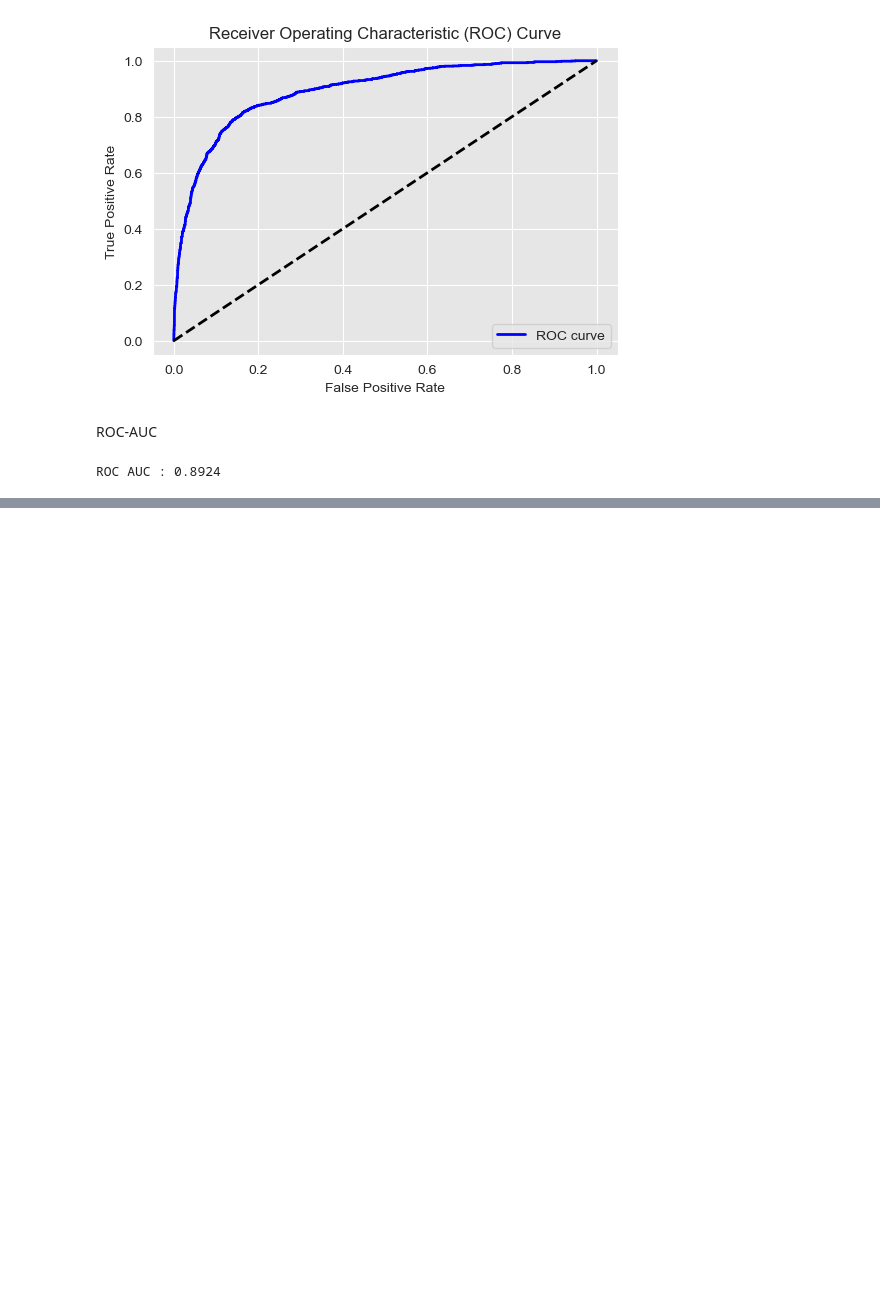
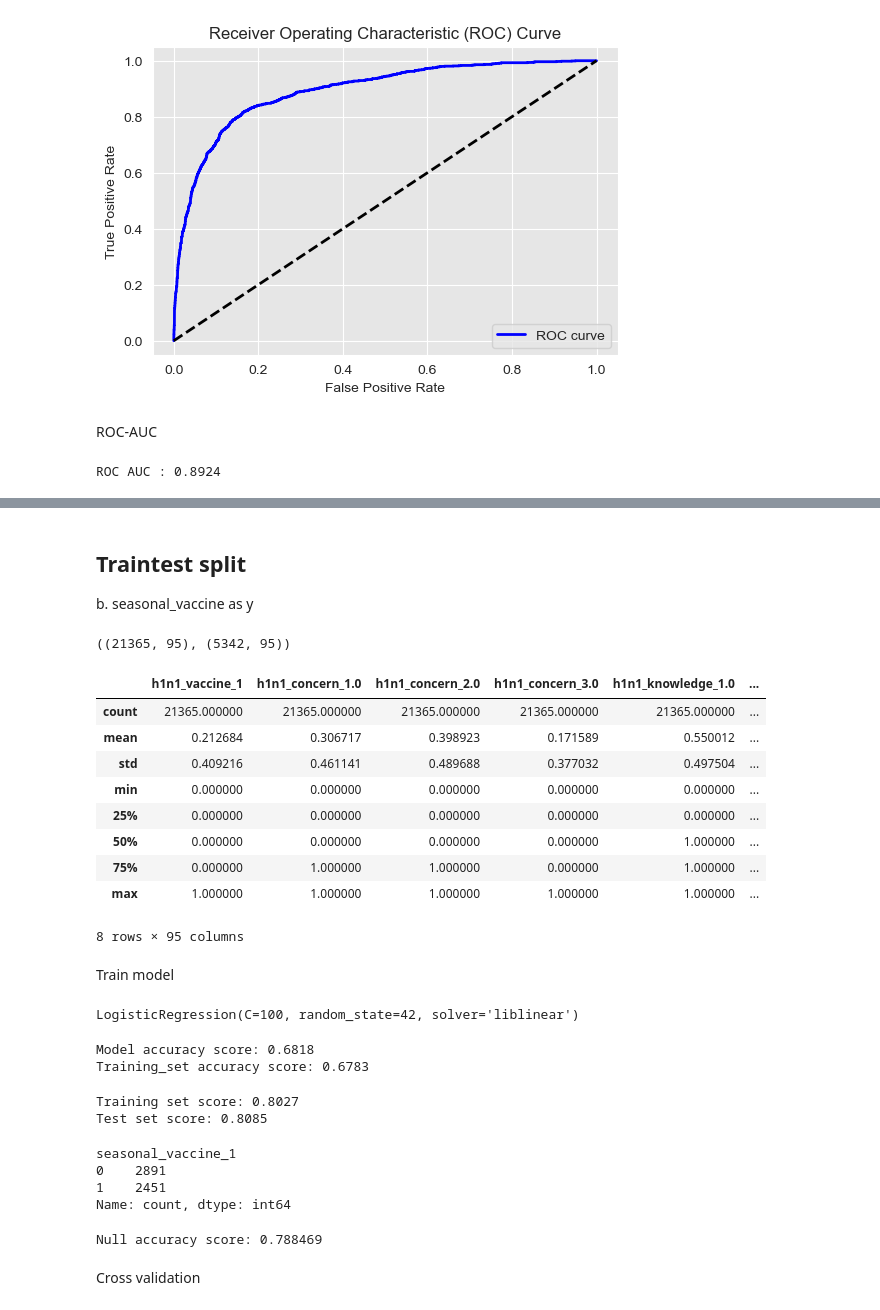
Before and after one commit to AwuorJ/Machine_Learning_Analysis_of_Gaps_in_Africas_Global_Health_Crisis_Response, a Jupyter notebook: workbook.ipynb, the cells around one changed output, grey strips where cells are left out. Saved outputs shown, nothing was run; the diff lists cells and outputs as text; code cells hidden in the pictures; blank space fills up the shorter version.

```diff
--- a/workbook.ipynb
+++ b/workbook.ipynb
@@ -615,0 +656,71 @@ ROC AUC : 0.8924
+# %% [markdown]
+## Traintest split
+
+b. seasonal_vaccine as y
+# %%
+# Define X and y
+y = training_set_df['seasonal_vaccine_1']
+X = training_set_df.drop(columns= 'seasonal_vaccine_1')
+
+
+# Split data
+X_train, X_test, y_train, y_test = train_test_split(X, y, test_size= 0.2, random_state= 42)
+
+X_train.shape, X_test.shape
+# %% [output]
+((21365, 95), (5342, 95))
+# %%
+X_train.describe()
+# %% [output]
+|  | h1n1_vaccine_1 | h1n1_concern_1.0 | h1n1_concern_2.0 | h1n1_concern_3.0 | h1n1_knowledge_1.0 | ... |
+| count | 21365.000000 | 21365.000000 | 21365.000000 | 21365.000000 | 21365.000000 | ... |
+| mean | 0.212684 | 0.306717 | 0.398923 | 0.171589 | 0.550012 | ... |
+| std | 0.409216 | 0.461141 | 0.489688 | 0.377032 | 0.497504 | ... |
+| min | 0.000000 | 0.000000 | 0.000000 | 0.000000 | 0.000000 | ... |
+| 25% | 0.000000 | 0.000000 | 0.000000 | 0.000000 | 0.000000 | ... |
+| 50% | 0.000000 | 0.000000 | 0.000000 | 0.000000 | 1.000000 | ... |
+| 75% | 0.000000 | 1.000000 | 1.000000 | 0.000000 | 1.000000 | ... |
+| max | 1.000000 | 1.000000 | 1.000000 | 1.000000 | 1.000000 | ... |
+8 rows × 95 columns
+# %% [markdown]
+Train model
+# %%
+logreg001 = LogisticRegression(C= 100, solver='liblinear', random_state= 42)
+logreg001.fit(X_train, y_train)
+# %% [output]
+LogisticRegression(C=100, random_state=42, solver='liblinear')
+# %%
+# Compare model accuracy score
+
+print('Model accuracy score: {0:0.4f}'. format(accuracy_score(y_test, y_pred_test)))
+
+print('Training_set accuracy score: {0:0.4f}'. format(accuracy_score(y_train, y_pred_train)))
+# %% [output]
+Model accuracy score: 0.6818
+Training_set accuracy score: 0.6783
+# %%
+# Check for overfitting and underfitting
+
+print('Training set score: {:.4f}'.format(logreg001.score(X_train, y_train)))
+
+print('Test set score: {:.4f}'.format(logreg001.score(X_test, y_test)))
+# %% [output]
+Training set score: 0.8027
+Test set score: 0.8085
+# %%
+y_test.value_counts()
+# %% [output]
+seasonal_vaccine_1
+0    2891
+1    2451
+Name: count, dtype: int64
+# %%
+# Compare model accuracy with null accuracy
+
+null_accuracy = (4212/(4212+1130))
+
+print('Null accuracy score: {0:04f}'.format(null_accuracy))
+# %% [output]
+Null accuracy score: 0.788469
+# %% [markdown]
+Cross validation
```
Also changed, not shown: parts of 18 cells of this notebook.
